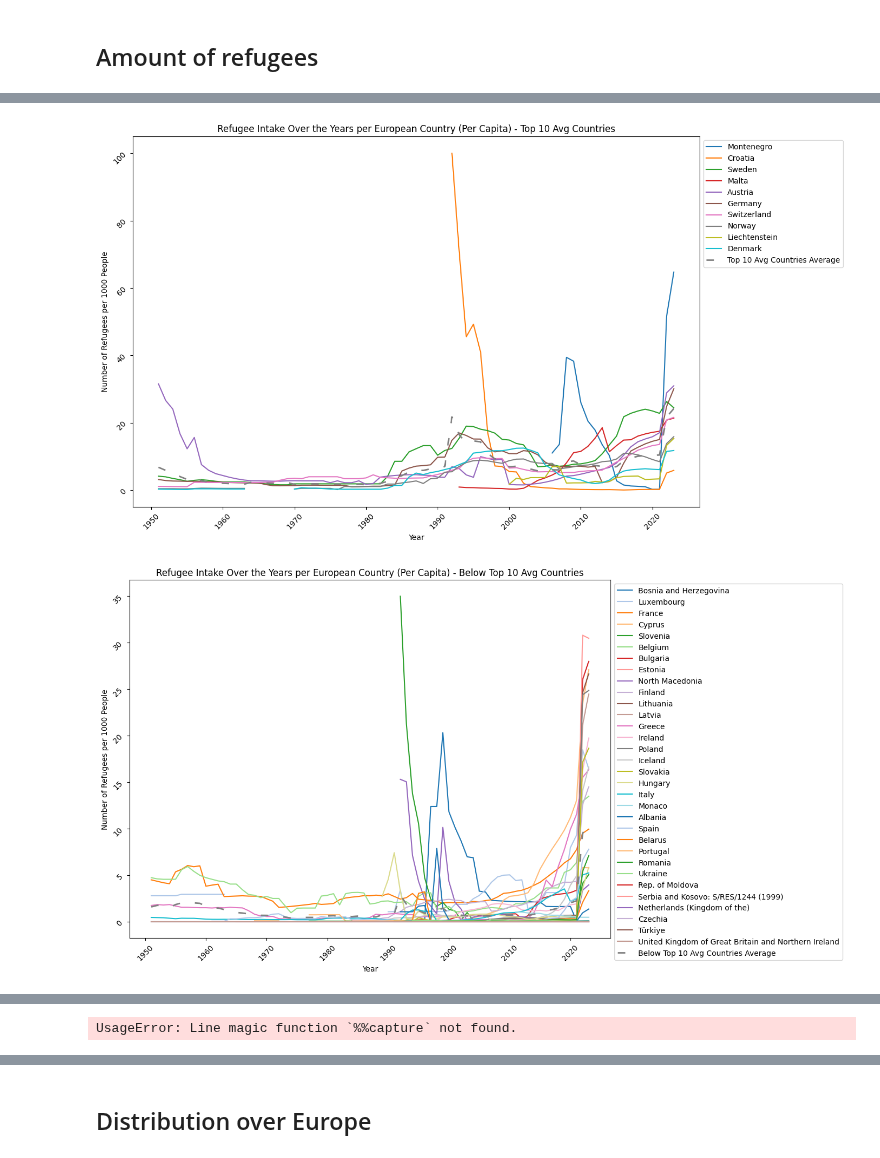
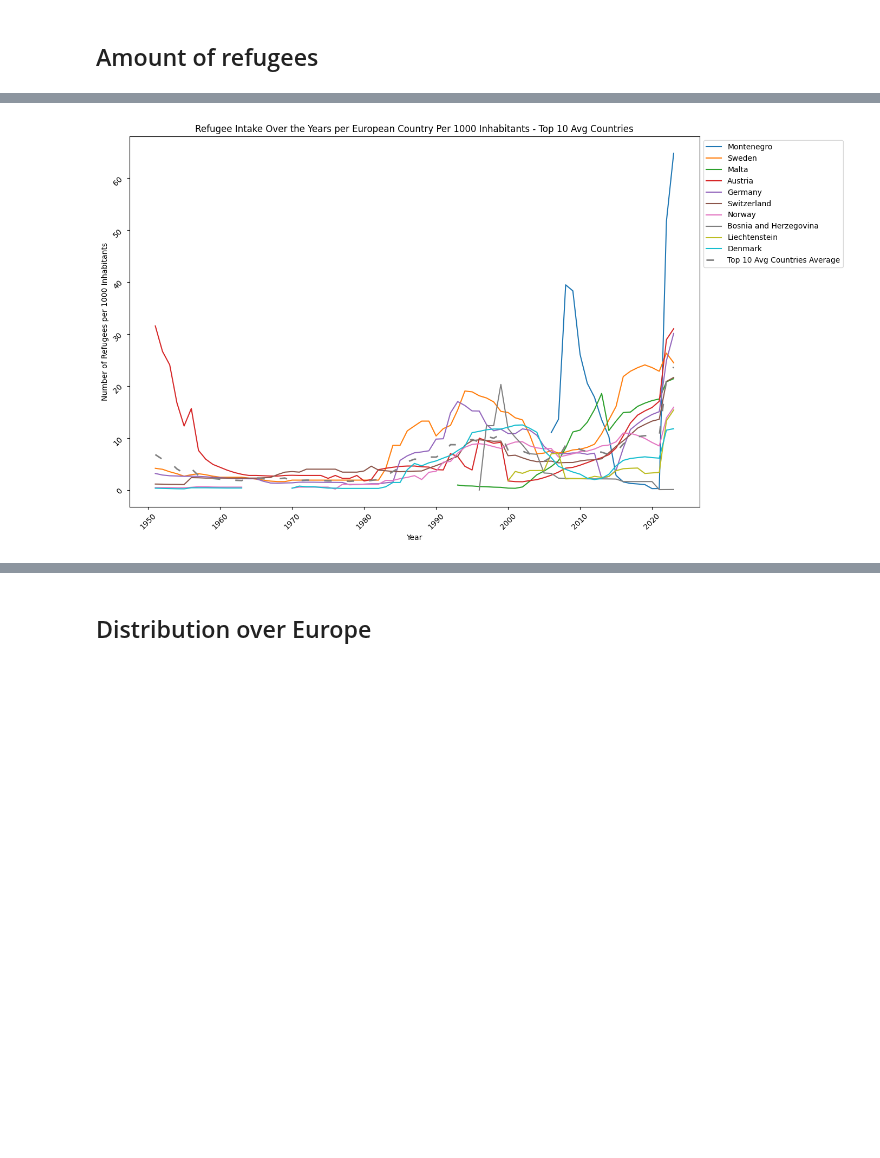
Before and after one commit to Nand-uva/InfoVis, a Jupyter notebook: docs/notebook.ipynb, the cells around one changed output, grey strips where cells are left out. Cells and saved outputs as stored; diff of their text form; code cells hidden in the pictures; blank space fills up the shorter version.

Commit message:
updates line graph
tekst en argumenten verbeterd.
joegoslavische pieken weggehaald

```diff
--- a/docs/notebook.ipynb
+++ b/docs/notebook.ipynb
@@ -120,93 +120,54 @@ import pandas as pd
 import matplotlib.pyplot as plt
 import itertools
 
-# Define a list of line styles and a custom striped line style
 line_styles = ['-', '--', '-.', ':']
 striped_line = (0, (5, 10))
 remaining_colors = itertools.cycle(plt.cm.tab20.colors)
 
-population_file_path = 'DataSets/european_population.csv'
-population_data = pd.read_csv(population_file_path)
-refugee_file_path = 'DataSets/UN_European_Countries_Refugee_Data.csv'
-refugee_data = pd.read_csv(refugee_file_path)
+# Load the datasets
+population_data = pd.read_csv('DataSets/european_population.csv')
+refugee_data = pd.read_csv('DataSets/UN_European_Countries_Refugee_Data.csv')
+
+# Define years to exclude for specific countries
+excluded_years = {
+    'Croatia': list(range(1991, 2000)),
+    'Slovenia': list(range(1991, 1996)),
+    'North Macedonia': list(range(1991, 1996)),
+    'Montenegro': list(range(1991, 1996)),
+    'Bosnia and Herzegovina': list(range(1992, 1996)),
+    'Serbia': list(range(1992, 1996))
+}
+
+# Filter the refugee data to exclude the specified years for the specified countries
+for country, years in excluded_years.items():
+    refugee_data = refugee_data[~((refugee_data['Country of asylum'] == country) & (refugee_data['Year'].isin(years)))]
 
 # Use the 2022 population data for all years
 population_2022 = population_data[['Country/Territory', '2022 Population']]
 population_2022.columns = ['Country of asylum', 'Population']
-
-# Merge population data with refugee data
 data_with_population = refugee_data.merge(population_2022, on='Country of asylum', how='left')
-
-# Calculate refugees per capita
 data_with_population['Refugees per 1000'] = (data_with_population['Refugees under UNHCR\'s mandate'] / data_with_population['Population']) * 1000
-
-# Group by year and country
 data_grouped_per_capita = data_with_population.groupby(['Year', 'Country of asylum'])['Refugees per 1000'].sum().unstack()
-
-# Calculate the average line
 average_line_per_capita = data_grouped_per_capita.mean(axis=1)
 
-# Calculate top 10 countries by average refugee intake per capita
 average_refugees_per_year_per_capita = data_grouped_per_capita.mean()
 top_10_avg_countries_per_capita = average_refugees_per_year_per_capita.sort_values(ascending=False).head(10).index
 top_10_avg_colors_per_capita = {country: color for country, color in zip(top_10_avg_countries_per_capita, plt.cm.tab10.colors)}
-
-# Calculate the average line for the top 10 average countries
 top_10_avg_countries_data_per_capita = data_grouped_per_capita[top_10_avg_countries_per_capita]
 top_10_avg_line_per_capita = top_10_avg_countries_data_per_capita.mean(axis=1)
 
-# Plot for the top 10 average countries per capita
 plt.figure(figsize=(14, 8))
 for country in top_10_avg_countries_per_capita:
     plt.plot(data_grouped_per_capita.index, data_grouped_per_capita[country], label=country, linestyle='-', color=top_10_avg_colors_per_capita[country])
-
 plt.plot(data_grouped_per_capita.index, top_10_avg_line_per_capita, label='Top 10 Avg Countries Average', linestyle=striped_line, color='grey', linewidth=2)
-plt.title('Refugee Intake Over the Years per European Country (Per Capita) - Top 10 Avg Countries')
+plt.title('Refugee Intake Over the Years per European Country Per 1000 Inhabitants - Top 10 Avg Countries')
 plt.xlabel('Year')
-plt.ylabel('Number of Refugees per 1000 People')
+plt.ylabel('Number of Refugees per 1000 Inhabitants')
 plt.xticks(rotation=45)
 plt.yticks(rotation=45)
 plt.ticklabel_format(style='plain', axis='y')
 plt.legend(loc='upper left', bbox_to_anchor=(1, 1))
 plt.tight_layout()
 plt.show()
-
-# Calculate the average line for the countries below top 10 average
-below_top_10_avg_countries_per_capita = average_refugees_per_year_per_capita.sort_values(ascending=False).iloc[10:].index
-below_top_10_avg_countries_data_per_capita = data_grouped_per_capita[below_top_10_avg_countries_per_capita]
-below_top_10_avg_line_per_capita = below_top_10_avg_countries_data_per_capita.mean(axis=1)
-
-# Plot for the countries below top 10 average per capita
-plt.figure(figsize=(14, 8))
-for country in below_top_10_avg_countries_per_capita:
-    plt.plot(data_grouped_per_capita.index, data_grouped_per_capita[country], label=country, linestyle=next(itertools.cycle(line_styles)), color=next(remaining_colors))
-
-plt.plot(data_grouped_per_capita.index, below_top_10_avg_line_per_capita, label='Below Top 10 Avg Countries Average', linestyle=striped_line, color='grey', linewidth=2)
-plt.title('Refugee Intake Over the Years per European Country (Per Capita) - Below Top 10 Avg Countries')
-plt.xlabel('Year')
-plt.ylabel('Number of Refugees per 1000 People')
-plt.xticks(rotation=45)
-plt.yticks(rotation=45)
-plt.ticklabel_format(style='plain', axis='y')
-plt.legend(loc='upper left', bbox_to_anchor=(1, 1))
-plt.tight_layout()
-plt.show()
-
-# Plot for all countries with per capita values
-plt.figure(figsize=(14, 8))
-for country in data_grouped_per_capita.columns:
-    plt.plot(data_grouped_per_capita.index, data_grouped_per_capita[country], label=country, linestyle=next(itertools.cycle(line_styles)), color=next(remaining_colors))
-
-plt.plot(data_grouped_per_capita.index, average_line_per_capita, label='Average', linestyle=striped_line, color='black', linewidth=2)
-plt.title('Refugee Intake Over the Years per European Country (Per Capita)')
-plt.xlabel('Year')
-plt.ylabel('Number of Refugees per 1000 People')
-plt.xticks(rotation=45)
-plt.yticks(rotation=45)
-plt.ticklabel_format(style='plain', axis='y')
-plt.legend(loc='upper left', bbox_to_anchor=(1, 1))
-plt.tight_layout()
-plt.show()
 # %% [output]
-[figure, old version]
+[figure, new version]
-[figure, removed]
@@ -214 +173,0 @@ plt.show()
-UsageError: Line magic function `%%capture` not found.
```
Also changed, not shown: parts of 8 cells of this notebook, 2 other files.
